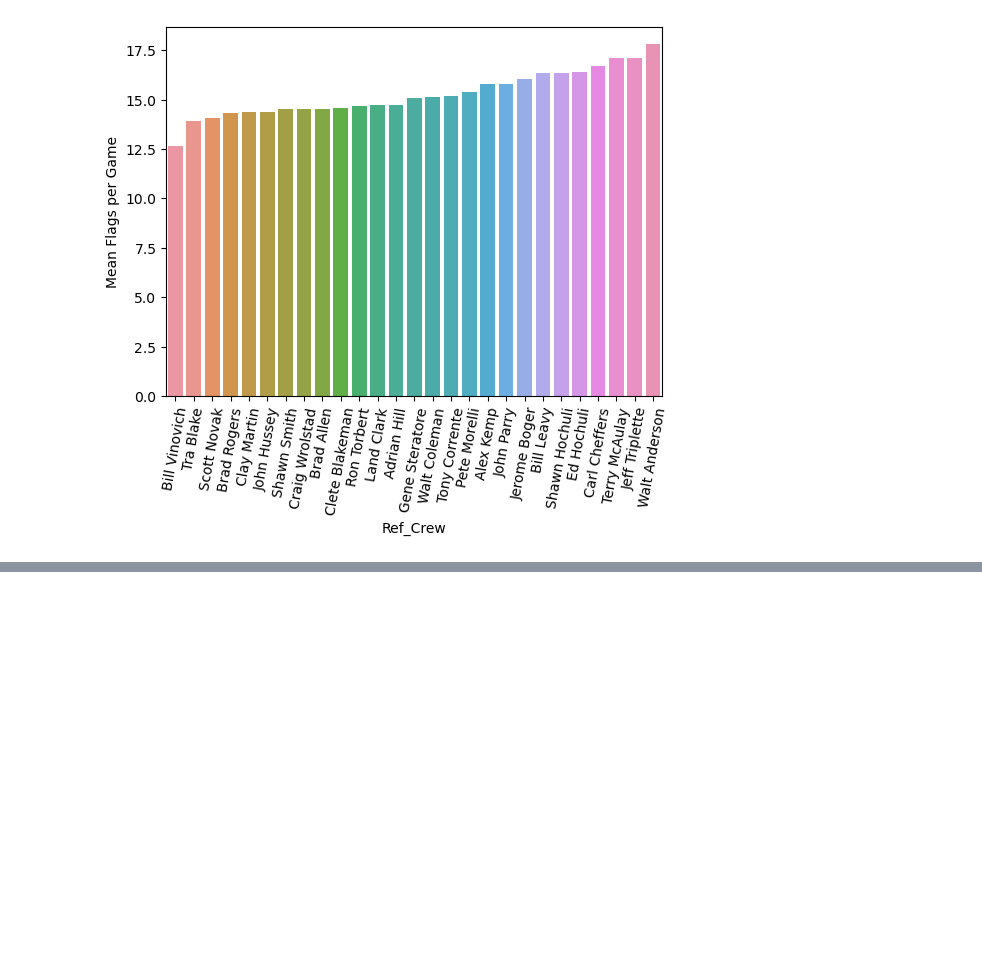
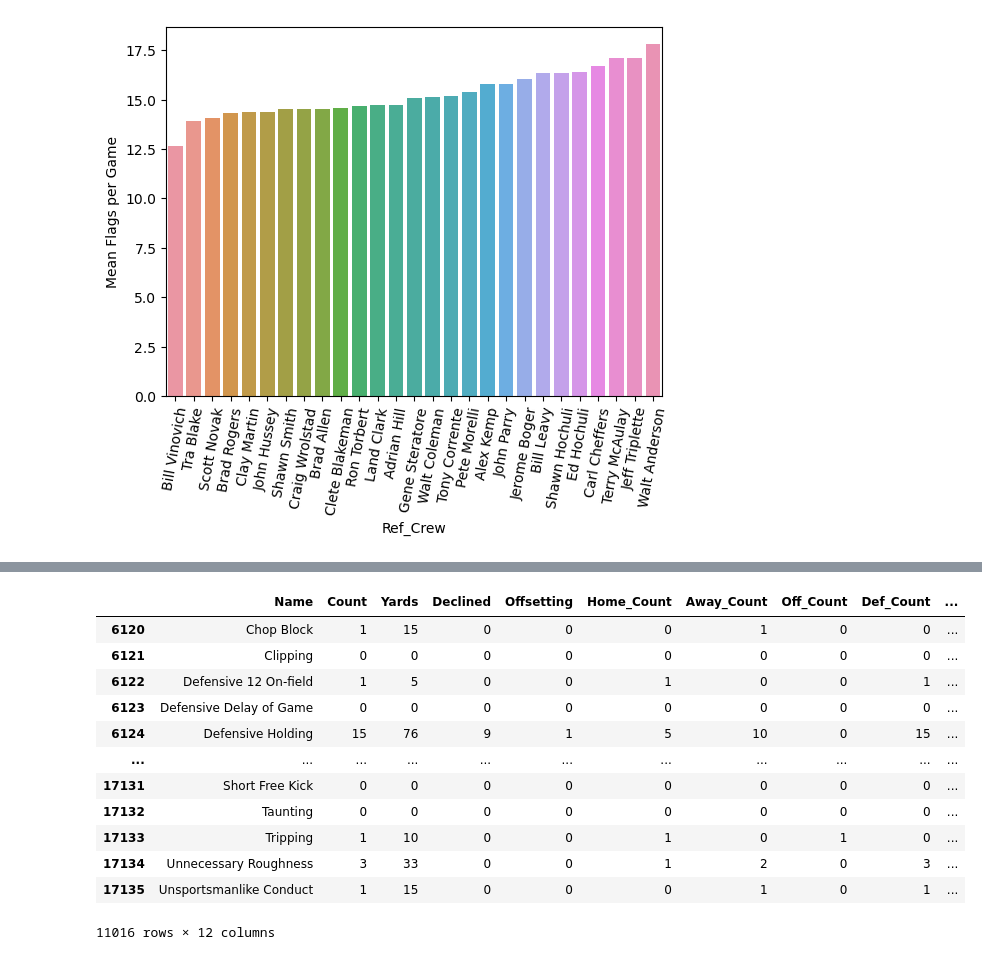
Before and after one commit to kstad21/nfl-injuries, a Jupyter notebook: nfl-injuries-eda.ipynb, the cells around one changed output, grey strips where cells are left out. Drawn from its saved outputs; the diff is of its cells as text; code cells hidden in the pictures; blank space fills up the shorter version.

```diff
--- a/nfl-injuries-eda.ipynb
+++ b/nfl-injuries-eda.ipynb
@@ -63,0 +64,20 @@ sns.lineplot(x=games['Week'], y=games['Total_Flags'])
+# %%
+penalties = pd.read_csv("data/penalties.csv")
+
+penalties = penalties[penalties['Year'] >= 2014]
+
+penalties
+# %% [output]
+|  | Name | Count | Yards | Declined | Offsetting | Home_Count | Away_Count | Off_Count | Def_Count | ... |
+| 6120 | Chop Block | 1 | 15 | 0 | 0 | 0 | 1 | 0 | 0 | ... |
+| 6121 | Clipping | 0 | 0 | 0 | 0 | 0 | 0 | 0 | 0 | ... |
+| 6122 | Defensive 12 On-field | 1 | 5 | 0 | 0 | 1 | 0 | 0 | 1 | ... |
+| 6123 | Defensive Delay of Game | 0 | 0 | 0 | 0 | 0 | 0 | 0 | 0 | ... |
+| 6124 | Defensive Holding | 15 | 76 | 9 | 1 | 5 | 10 | 0 | 15 | ... |
+| ... | ... | ... | ... | ... | ... | ... | ... | ... | ... | ... |
+| 17131 | Short Free Kick | 0 | 0 | 0 | 0 | 0 | 0 | 0 | 0 | ... |
+| 17132 | Taunting | 0 | 0 | 0 | 0 | 0 | 0 | 0 | 0 | ... |
+| 17133 | Tripping | 1 | 10 | 0 | 0 | 1 | 0 | 1 | 0 | ... |
+| 17134 | Unnecessary Roughness | 3 | 33 | 0 | 0 | 1 | 2 | 0 | 3 | ... |
+| 17135 | Unsportsmanlike Conduct | 1 | 15 | 0 | 0 | 0 | 1 | 0 | 1 | ... |
+11016 rows × 12 columns
```
Also changed, not shown: parts of 7 cells of this notebook.
